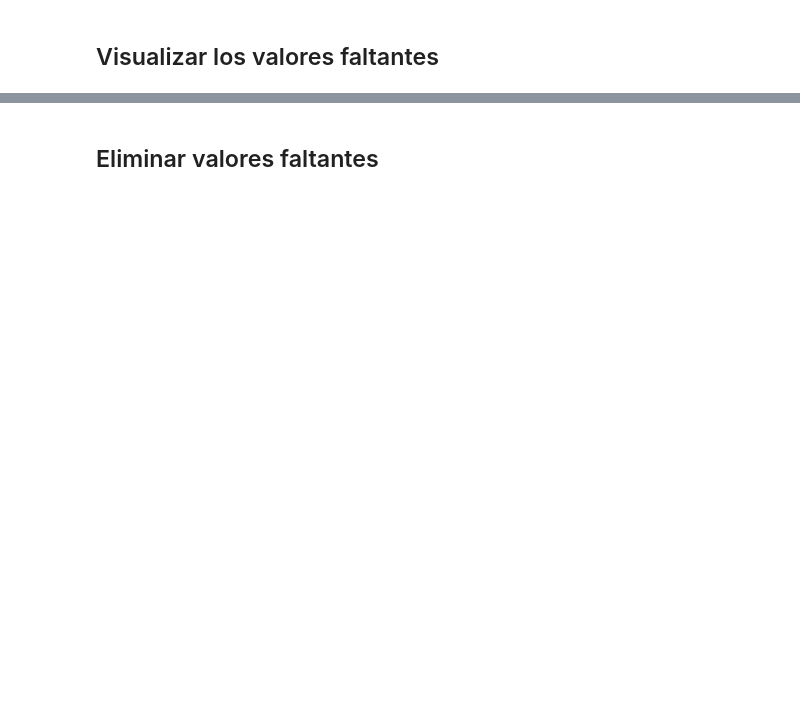
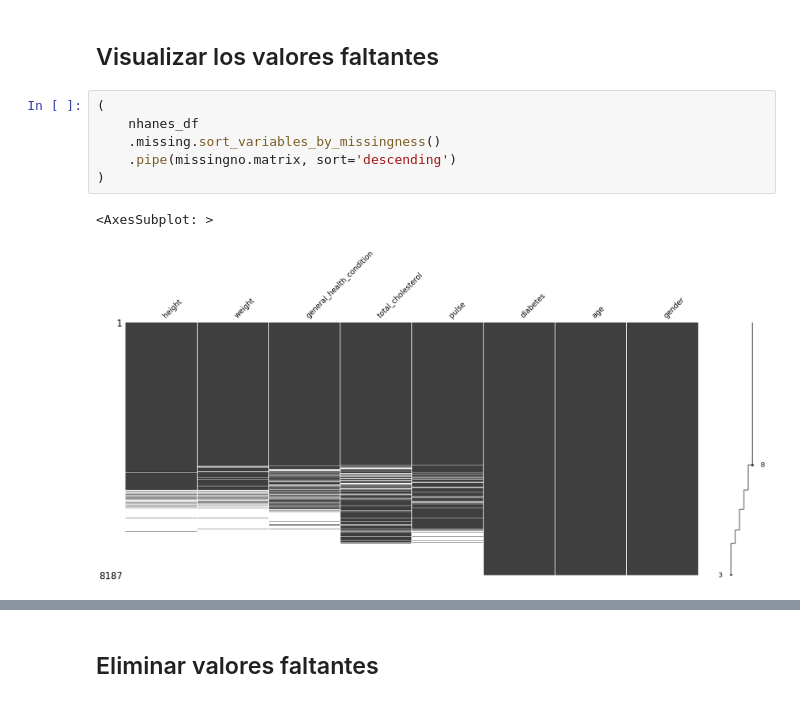
Before and after one commit to DiegoLerma/curso-imputacion-datos, a Jupyter notebook: notebooks/live-download-data-and-load-it.ipynb, the cells around one changed output, grey strips where cells are left out. Saved outputs shown, nothing was run; the diff lists cells and outputs as text; blank space fills up the shorter version.

```diff
--- a/notebooks/live-download-data-and-load-it.ipynb
+++ b/notebooks/live-download-data-and-load-it.ipynb
@@ -99,2 +99,11 @@ nhanes_df
 # %% [markdown]
 ## Visualizar los valores faltantes
+# %%
+(
+    nhanes_df
+    .missing.sort_variables_by_missingness()
+    .pipe(missingno.matrix, sort='descending')
+)
+# %% [output]
+<AxesSubplot: >
+[figure, added]
```
Also changed, not shown: parts of 4 cells of this notebook.
